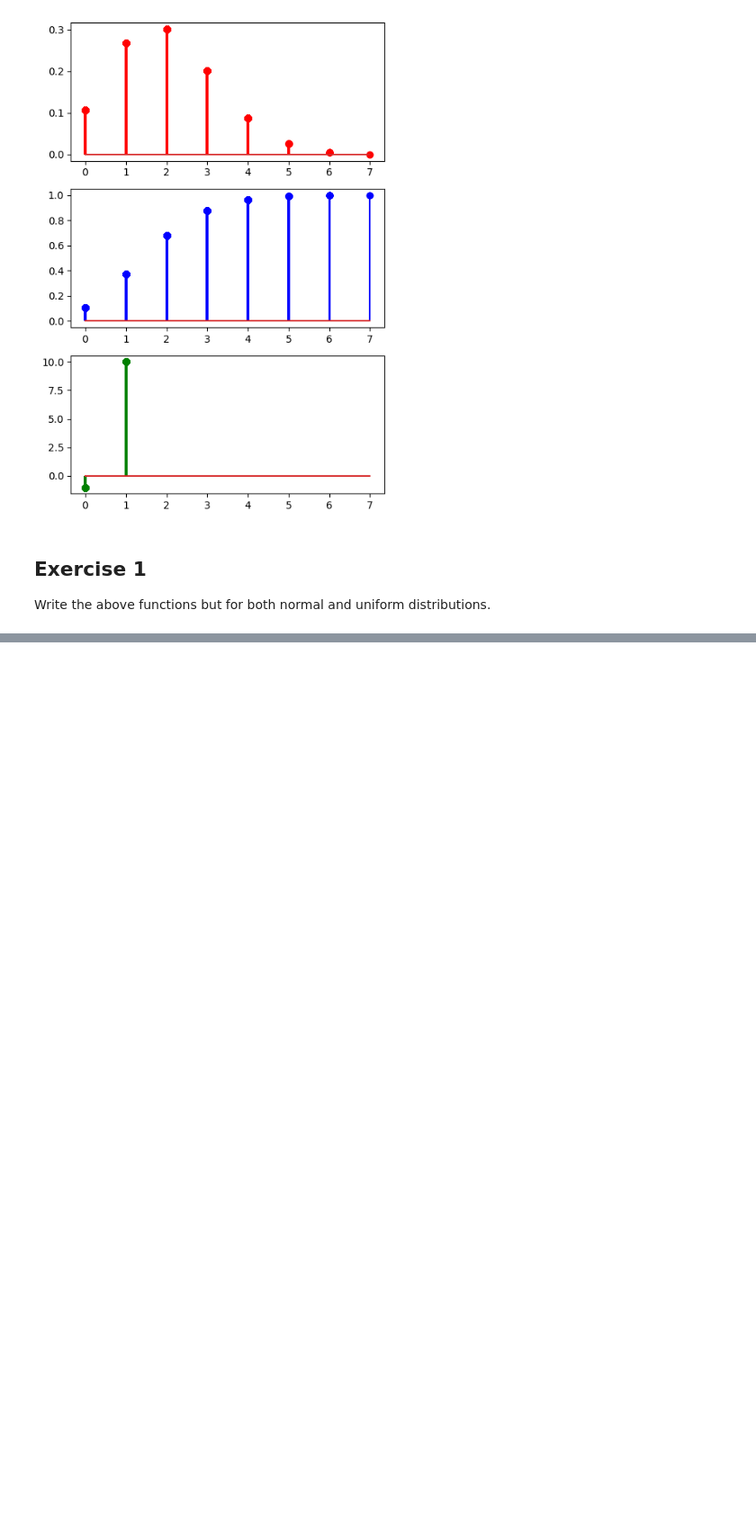
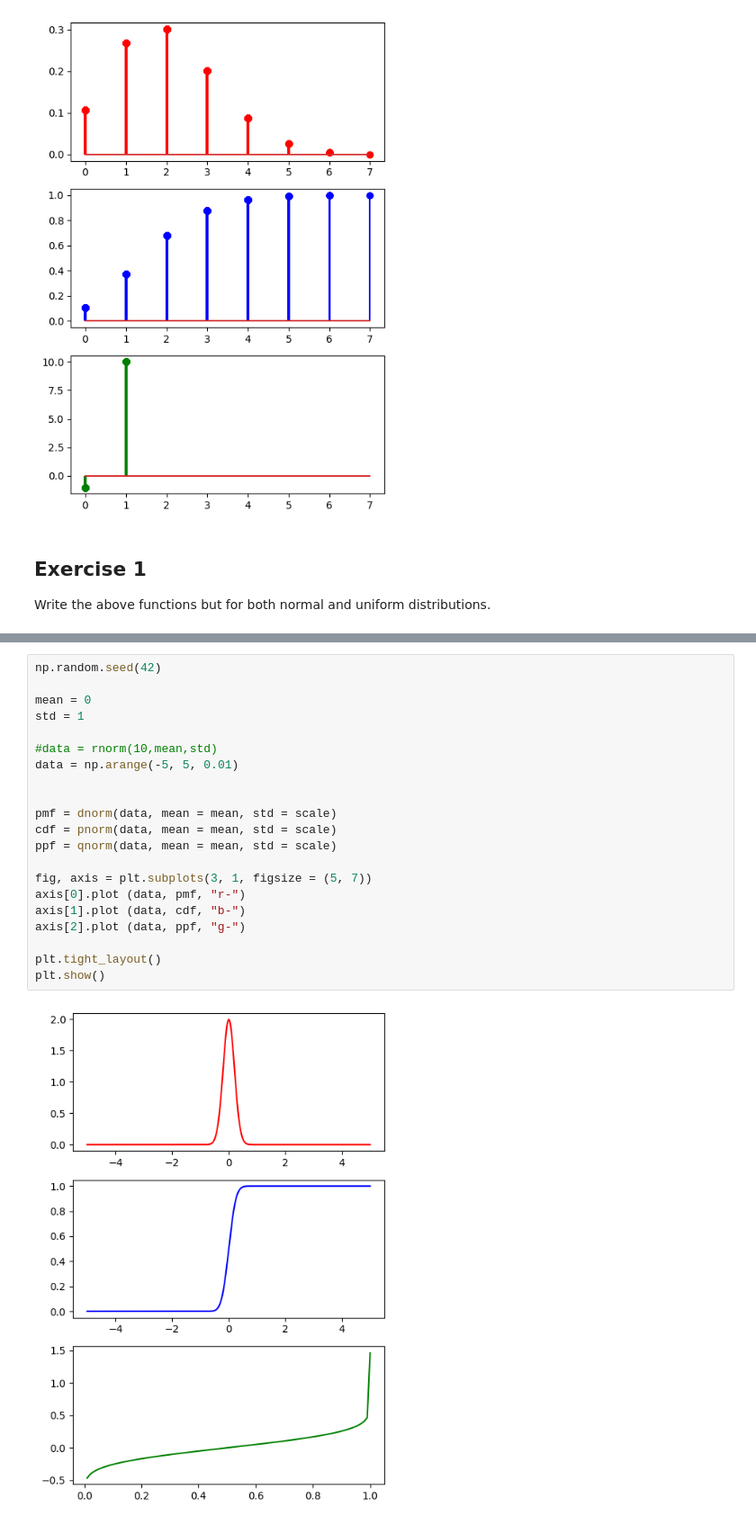
Before and after one commit to sebacent/probability-distribution-exercises-project-with-python, a Jupyter notebook: notebook/problems.ipynb, the cells around one changed output, grey strips where cells are left out. Shown: that part at 90% size. Cells and saved outputs as stored; diff of their text form; blank space fills up the shorter version.

```diff
--- a/notebook/problems.ipynb
+++ b/notebook/problems.ipynb
@@ -167,3 +167,26 @@ Densidad de la distribución normal en x = 2: 0.31539156525252005
 Probabilidad de que una distribución normal sea menor que x = 2: 0.5
 Cuál es el valor de la distribución normal con probabilidad acumulada de 0.9?: 3.621048754430201
 Generar 2000 valores aleatorios de la distribución normal: [2.62829923 1.82510796 2.8192684  ... 0.884507   1.79373479 1.0577644 ]
+# %%
+np.random.seed(42)
+
+mean = 0
+std = 1
+
+#data = rnorm(10,mean,std)
+data = np.arange(-5, 5, 0.01)
+
+
+pmf = dnorm(data, mean = mean, std = scale)
+cdf = pnorm(data, mean = mean, std = scale)
+ppf = qnorm(data, mean = mean, std = scale)
+
+fig, axis = plt.subplots(3, 1, figsize = (5, 7))
+axis[0].plot (data, pmf, "r-")
+axis[1].plot (data, cdf, "b-")
+axis[2].plot (data, ppf, "g-")
+
+plt.tight_layout()
+plt.show()
+# %% [output]
+[figure, added]
```
Also changed, not shown: parts of 2 cells of this notebook.
